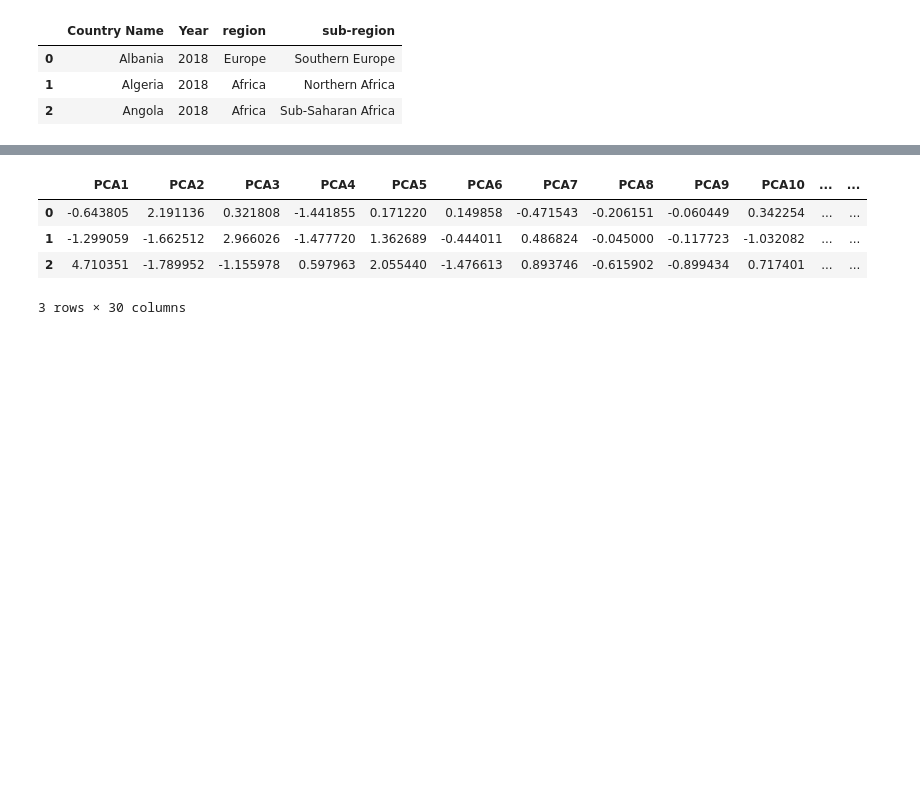
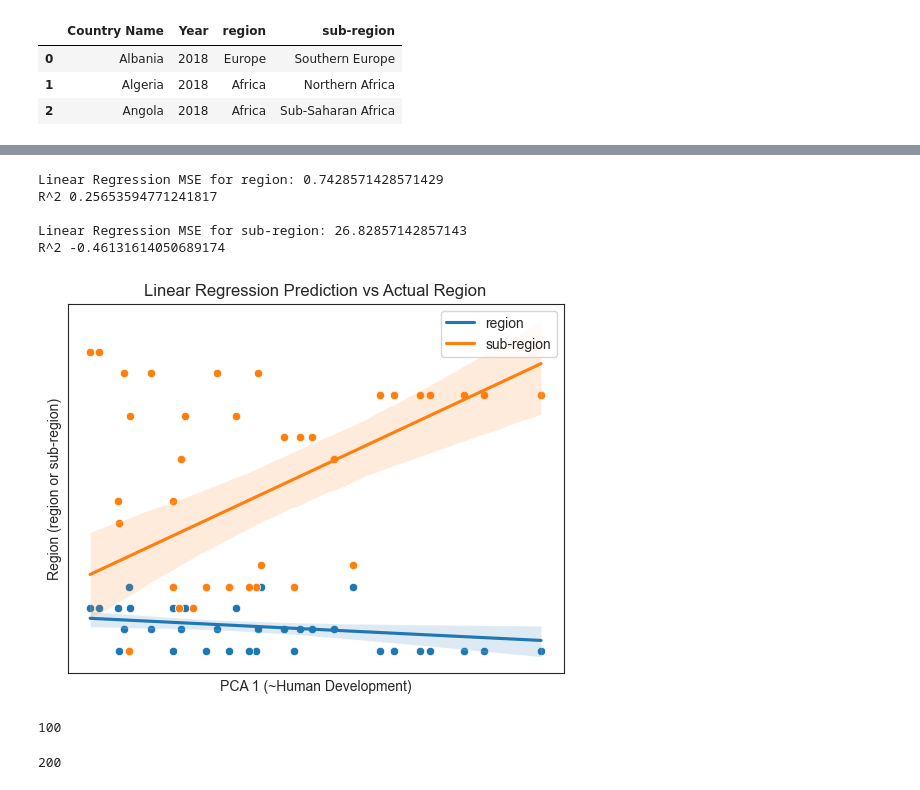
Before and after one commit to anshvijay28/ML_project, a Jupyter notebook: project/regression.ipynb, the cells around one changed output, grey strips where cells are left out. Cells and saved outputs as stored; diff of their text form; code cells hidden in the pictures; blank space fills up the shorter version.

Commit message:
regressions

```diff
--- a/project/regression.ipynb
+++ b/project/regression.ipynb
@@ -107,10 +45,49 @@ dtype: float64
-# %%
-data = data.merge(labels, how='outer', left_index=True, right_index=True)
-# %%
-data.head(3)
-# %% [output]
-|  | PCA1 | PCA2 | PCA3 | PCA4 | PCA5 | PCA6 | PCA7 | PCA8 | PCA9 | PCA10 | ... | ... |
-| 0 | -0.643805 | 2.191136 | 0.321808 | -1.441855 | 0.171220 | 0.149858 | -0.471543 | -0.206151 | -0.060449 | 0.342254 | ... | ... |
-| 1 | -1.299059 | -1.662512 | 2.966026 | -1.477720 | 1.362689 | -0.444011 | 0.486824 | -0.045000 | -0.117723 | -1.032082 | ... | ... |
-| 2 | 4.710351 | -1.789952 | -1.155978 | 0.597963 | 2.055440 | -1.476613 | 0.893746 | -0.615902 | -0.899434 | 0.717401 | ... | ... |
-3 rows × 30 columns
+# %%
+TARGETS = ["region", "sub-region"]
+
+for target in TARGETS:
+    X = data
+    y = labels[target]
+    y = pd.get_dummies(y, columns=target, drop_first=True)
+
+    X_train, X_test, y_train, y_test = train_test_split(
+        X, y, test_size=0.2, random_state=42
+    )
+
+    linear_model = LinearRegression()
+    linear_model.fit(X_train, y_train)
+    predictions = linear_model.predict(X_test)
+
+    predicted_region = predictions.argmax(axis=1)
+    actual_region = np.argmax(y_test.to_numpy(), axis=1)
+
+    # INSERT PLOT HERE
+    sns.set_style("white")
+    sns.scatterplot(x=X_test.iloc[:, 0], y=actual_region)
+    sns.regplot(x=X_test.iloc[:, 0], y=predicted_region, scatter=False, label=f'{target}')
+    plt.gca().set_yticks([])
+    plt.gca().set_xticks([])
+    plt.xlabel("PCA 1 (~Human Development)")
+    plt.ylabel(f"Region (region or sub-region)")
+    plt.title("Linear Regression Prediction vs Actual Region")
+    plt.legend()
+
+    linear_mse = mean_squared_error(actual_region, predicted_region)
+    print(f"Linear Regression MSE for {target}: {linear_mse}")
+    print(f"R^2 {1 - (linear_mse / np.var(actual_region))}")
+    print("")
+# %% [output]
+Linear Regression MSE for region: 0.7428571428571429
+R^2 0.25653594771241817
+
+Linear Regression MSE for sub-region: 26.82857142857143
+R^2 -0.46131614050689174
+[figure, added]
+# %%
+len([a for a in range(0, 1000, 10)])
+# %% [output]
+100
+# %%
+len(all_mse)
+# %% [output]
+200
```
Also changed, not shown: parts of 7 cells of this notebook, 4 other files.
